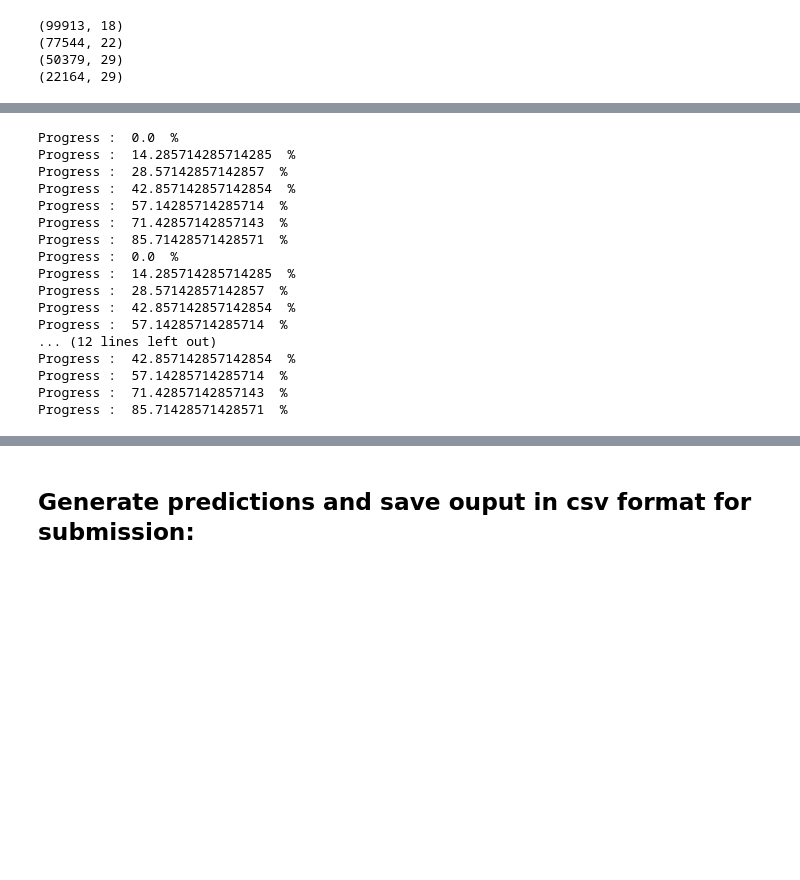
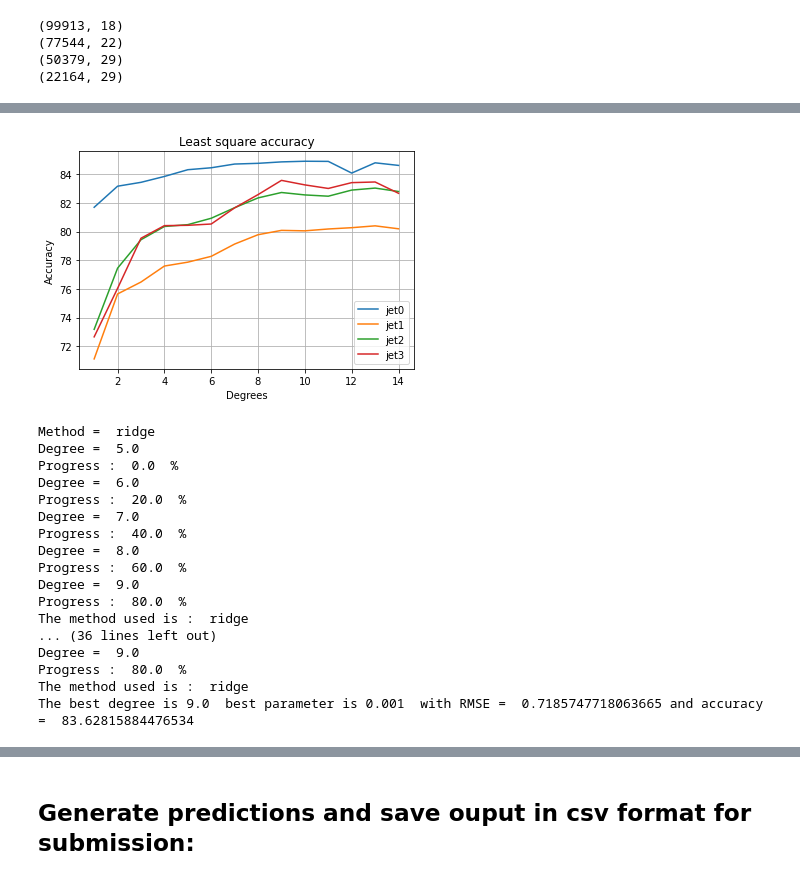
Before and after one commit to ideriedm/Machine-learning, a Jupyter notebook: project1/project1.ipynb, the cells around one changed output, grey strips where cells are left out. Drawn from its saved outputs; the diff is of its cells as text; code cells hidden in the pictures; blank space fills up the shorter version.

```diff
--- a/project1/project1.ipynb
+++ b/project1/project1.ipynb
@@ -845,20 +889,3 @@ for i in range(len(jet)) :
 (77544, 22)
 (50379, 29)
 (22164, 29)
-# %%
-num_row = 4
-num_col = 1
-f, axs = plt.subplots(num_row, num_col,figsize=(5,10))
-stop = 13
-for i, acc in enumerate(accuracies_all):
-    # equivalent but more general
-    print(np.max(acc))
-    print(degrees[np.argwhere(acc == np.max(acc))])
-    ax1 = plt.subplot(num_row, 1, i+1)
-    ax1.plot(degrees[:stop], acc[:stop])
-    ax1.set_xlabel("Degree")
-    ax1.set_ylabel("Accuracies")
-    ax1.set_ylim([70,90])
-    ax1.set_title("Jet " + str(i))
-
-    plt.subplots_adjust(wspace = .5, hspace = 1.5)
@@ -875,3 +892,16 @@ for i, acc in enumerate(accuracies_all):
+# %%
+degrees = np.linspace(1, 20, 20)
+stop = 14
+for i, acc in enumerate(accuracies_all):
+    lab = "jet" + str(i)
+    plt.plot(degrees[:stop], acc[:stop], label = lab)
+    plt.xlabel("Degrees")
+    plt.ylabel("Accuracy")
+    plt.title("Least square accuracy")
+    plt.legend()
+    plt.grid(True)
+# %% [output]
+[figure, added]
 # %%
 jet = categorizing(tX_pre)
 
@@ -879,8 +909,8 @@ jet = categorizing(tX_pre)
 # Ridge
 #########
 
-degrees = np.linspace(7, 13, 7)
-lambdas = np.logspace(-6, 0, 6)
+degrees = np.linspace(5, 9, 5)
+lambdas = np.logspace(-3, -1, 3)
 k_fold = 5
 
 
@@ -900,23 +930,32 @@ for i in range(len(jet)):
 
     rmses_ridge, accuracy_ridge = best_degree_selection(tX_jet, y_jet, degrees, k_fold, parameters_ridge, seed = 1)
 
-rmse_all_ridge.append(rmses_ridge)
-accuracy_all_ridge.append(accuracy_ridge)
+    rmse_all_ridge.append(rmses_ridge)
+    accuracy_all_ridge.append(accuracy_ridge)
+
+# LS
+# 84.91217534904669
+
+# 80.40492617190019
+
+# 83.03890432711394
+
+# 83.57771260997067
 # %% [output]
+Method =  ridge
+Degree =  5.0
 Progress :  0.0  %
-Progress :  14.285714285714285  %
-Progress :  28.57142857142857  %
-Progress :  42.857142857142854  %
-Progress :  57.14285714285714  %
-Progress :  71.42857142857143  %
-Progress :  85.71428571428571  %
-Progress :  0.0  %
-Progress :  14.285714285714285  %
-Progress :  28.57142857142857  %
-Progress :  42.857142857142854  %
-Progress :  57.14285714285714  %
-... (12 lines left out)
-Progress :  42.857142857142854  %
-Progress :  57.14285714285714  %
-Progress :  71.42857142857143  %
-Progress :  85.71428571428571  %
+Degree =  6.0
+Progress :  20.0  %
+Degree =  7.0
+Progress :  40.0  %
+Degree =  8.0
+Progress :  60.0  %
+Degree =  9.0
+Progress :  80.0  %
+The method used is :  ridge
+... (36 lines left out)
+Degree =  9.0
+Progress :  80.0  %
+The method used is :  ridge
+The best degree is 9.0  best parameter is 0.001  with RMSE =  0.7185747718063665 and accuracy =  83.62815884476534
```
Also changed, not shown: parts of 31 cells of this notebook, 1 other file.
